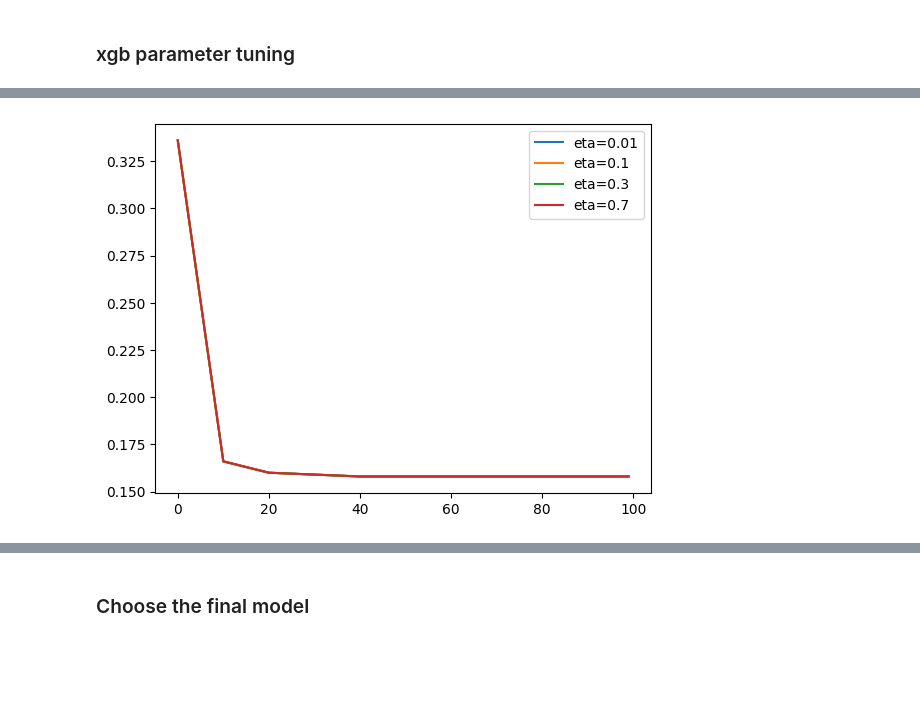
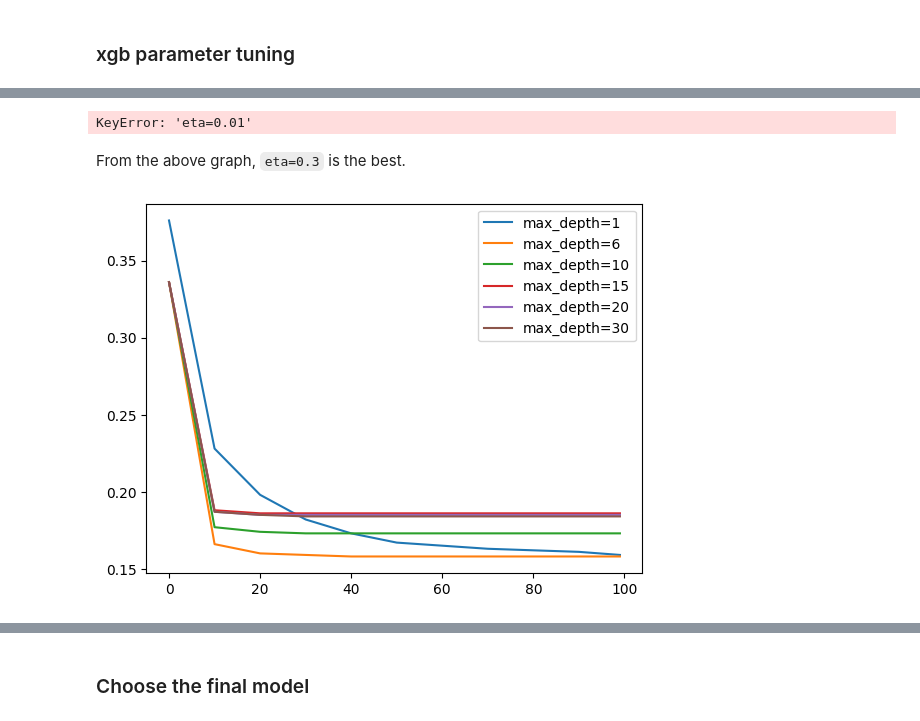
Before and after one commit to sarah-zhan/house_price_prediction, a Jupyter notebook: main.ipynb, the cells around one changed output, grey strips where cells are left out. Saved outputs shown, nothing was run; the diff lists cells and outputs as text; code cells hidden in the pictures; blank space fills up the shorter version.

````diff
--- a/main.ipynb
+++ b/main.ipynb
@@ -573,0 +523,10 @@ Parameters: { "silent" } are not used.
+# %%
+for e in [0.01, 0.1, 0.3, 0.7]:
+    plt.plot(scores[f"eta={e}"].number_iter, round(scores[f"eta={e}"].val_rmse, 3), label=f"eta={e}")
+    plt.legend()
+# %% [output]
+KeyError: 'eta=0.01'
+# %% [markdown]
+From the above graph, ```eta=0.3``` is the best.
+# %%
+scores = {}
@@ -574,6 +548,9 @@ Parameters: { "silent" } are not used.
+# %%
+# repeat max_depth for 1, 6, 10, 15, 20, 30
+scores["max_depth=1"] = xgb_output(output)
 # %%
-for k in keys:
-    plt.plot(rmse_obj[k].number_iter, round(rmse_obj[k].val_rmse, 3), label=k)
+for d in [1, 6, 10, 15, 20, 30]:
+    plt.plot(scores[f"max_depth={d}"].number_iter, round(scores[f"max_depth={d}"].val_rmse, 3), label=f"max_depth={d}")
     plt.legend()
 # %% [output]
-[figure, old version]
+[figure, new version]
````
Also changed, not shown: parts of 33 cells of this notebook.
